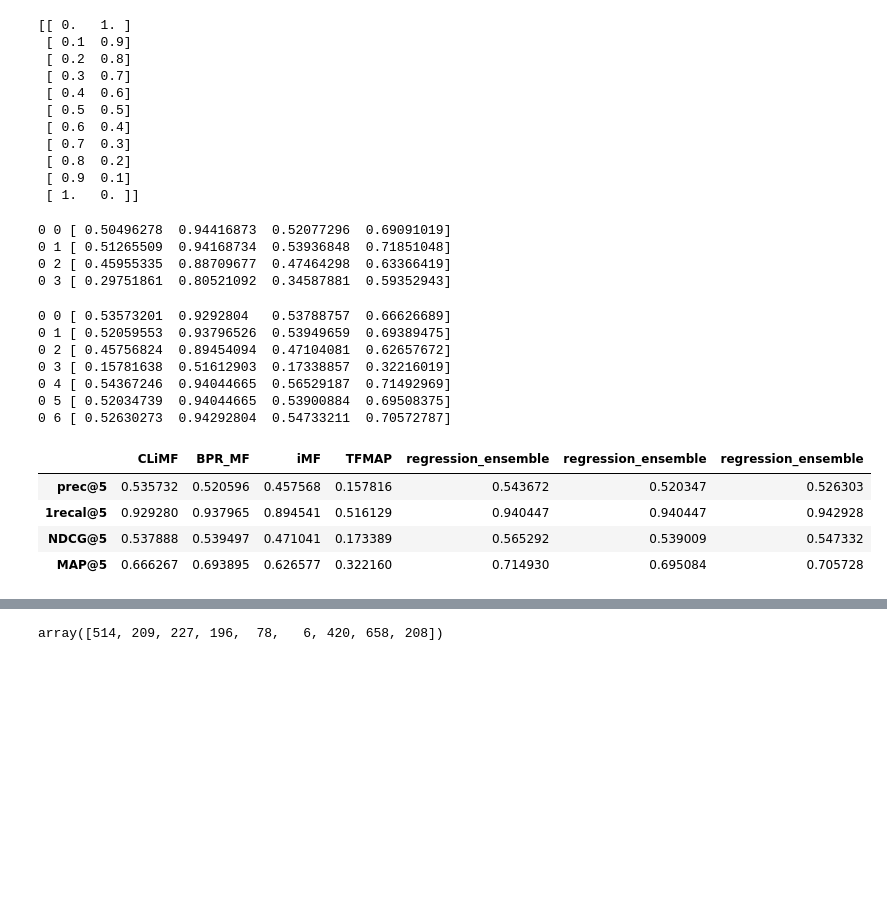
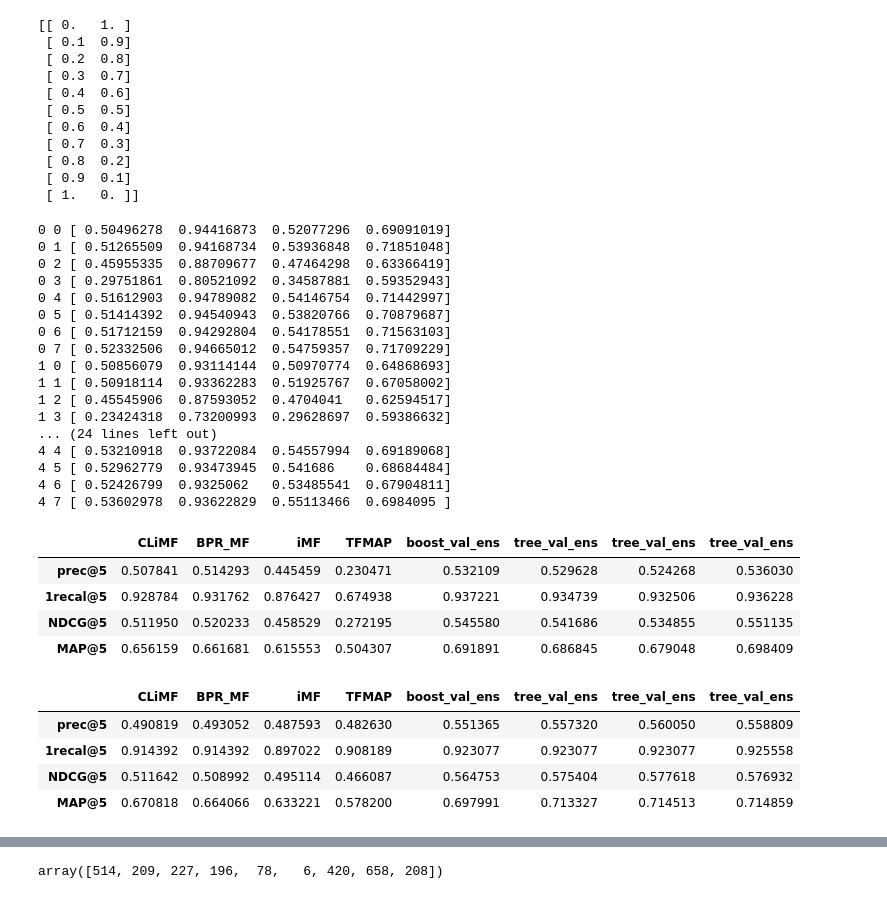
Before and after one commit to egorkudr1/diploma, a Jupyter notebook: rank_experiments.ipynb, the cells around one changed output, grey strips where cells are left out. Saved outputs shown, nothing was run; the diff lists cells and outputs as text; code cells hidden in the pictures; blank space fills up the shorter version.

```diff
--- a/rank_experiments.ipynb
+++ b/rank_experiments.ipynb
@@ -573,11 +533,11 @@ list_ensemble = [
 #     rankensemble.boost_val_ens(rankingmeasure.get_NDCG, index = [0,1,2,3], num_weights=51),
 #     rankensemble.boost_val_ens(rankingmeasure.get_NDCG, index = [1,2,3, 0], num_weights=51),
 #     rankensemble.boost_val_ens(rankingmeasure.get_NDCG, index = [2,3,0,1], num_weights=51),
-    rankensemble.boost_val_ens(rankingmeasure.get_NDCG, index = [3,0,1,2], num_weights=51),
+    rankensemble.boost_val_ens(rankingmeasure.get_NDCG, index = [3,0,1,2], num_weights=11),
 
-    rankensemble.tree_val_ens(rankingmeasure.get_NDCG, index = [[0,1], [2, 3]]),
-    rankensemble.tree_val_ens(rankingmeasure.get_NDCG, index = [[0,2], [1, 3]]),
-    rankensemble.tree_val_ens(rankingmeasure.get_NDCG, index = [[0,3], [1, 2]])
+    rankensemble.tree_val_ens(rankingmeasure.get_NDCG, index = [[0,1], [2, 3]], num_weights=11),
+#     rankensemble.tree_val_ens(rankingmeasure.get_NDCG, index = [[0,2], [1, 3]]),
+#     rankensemble.tree_val_ens(rankingmeasure.get_NDCG, index = [[0,3], [1, 2]])
 
 #     rankensemble.boost_val_ens(rankingmeasure.get_NDCG, num_weights=51),
 #     rankensemble.boost_val_ens(rankingmeasure.get_NDCG, num_weights=51),
@@ -606,3 +566,21 @@ netflix_ensemble_experiment(ml100k, create_list_cf(ml100k_shape)[1:5], list_ense
 0 1 [ 0.51265509  0.94168734  0.53936848  0.71851048]
 0 2 [ 0.45955335  0.88709677  0.47464298  0.63366419]
 0 3 [ 0.29751861  0.80521092  0.34587881  0.59352943]
+0 4 [ 0.51612903  0.94789082  0.54146754  0.71442997]
+0 5 [ 0.51414392  0.94540943  0.53820766  0.70879687]
+0 6 [ 0.51712159  0.94292804  0.54178551  0.71563103]
+0 7 [ 0.52332506  0.94665012  0.54759357  0.71709229]
+1 0 [ 0.50856079  0.93114144  0.50970774  0.64868693]
+1 1 [ 0.50918114  0.93362283  0.51925767  0.67058002]
+1 2 [ 0.45545906  0.87593052  0.4704041   0.62594517]
+1 3 [ 0.23424318  0.73200993  0.29628697  0.59386632]
+... (24 lines left out)
+4 4 [ 0.53210918  0.93722084  0.54557994  0.69189068]
+4 5 [ 0.52962779  0.93473945  0.541686    0.68684484]
+4 6 [ 0.52426799  0.9325062   0.53485541  0.67904811]
+4 7 [ 0.53602978  0.93622829  0.55113466  0.6984095 ]
+|  | CLiMF | BPR_MF | iMF | TFMAP | boost_val_ens | tree_val_ens | tree_val_ens | tree_val_ens |
+| prec@5 | 0.507841 | 0.514293 | 0.445459 | 0.230471 | 0.532109 | 0.529628 | 0.524268 | 0.536030 |
+| 1recal@5 | 0.928784 | 0.931762 | 0.876427 | 0.674938 | 0.937221 | 0.934739 | 0.932506 | 0.936228 |
+| NDCG@5 | 0.511950 | 0.520233 | 0.458529 | 0.272195 | 0.545580 | 0.541686 | 0.534855 | 0.551135 |
+| MAP@5 | 0.656159 | 0.661681 | 0.615553 | 0.504307 | 0.691891 | 0.686845 | 0.679048 | 0.698409 |
@@ -611,15 +587,8 @@ np.
 # %%
-netflix_ensemble_experiment(ml100k, create_list_cf(ml100k_shape)[1:5], list_ensemble, Ktrain=5, Kvalidation=5, verbose=1)
+netflix_ensemble_experiment(ml100k, create_list_cf(ml100k_shape)[1:5], list_ensemble, Ktrain=10, Kvalidation=5, verbose=0, maxiter=1)
 # %% [output]
-0 0 [ 0.53573201  0.9292804   0.53788757  0.66626689]
-0 1 [ 0.52059553  0.93796526  0.53949659  0.69389475]
-0 2 [ 0.45756824  0.89454094  0.47104081  0.62657672]
-0 3 [ 0.15781638  0.51612903  0.17338857  0.32216019]
-0 4 [ 0.54367246  0.94044665  0.56529187  0.71492969]
-0 5 [ 0.52034739  0.94044665  0.53900884  0.69508375]
-0 6 [ 0.52630273  0.94292804  0.54733211  0.70572787]
-|  | CLiMF | BPR_MF | iMF | TFMAP | regression_ensemble | regression_ensemble | regression_ensemble |
-| prec@5 | 0.535732 | 0.520596 | 0.457568 | 0.157816 | 0.543672 | 0.520347 | 0.526303 |
-| 1recal@5 | 0.929280 | 0.937965 | 0.894541 | 0.516129 | 0.940447 | 0.940447 | 0.942928 |
-| NDCG@5 | 0.537888 | 0.539497 | 0.471041 | 0.173389 | 0.565292 | 0.539009 | 0.547332 |
-| MAP@5 | 0.666267 | 0.693895 | 0.626577 | 0.322160 | 0.714930 | 0.695084 | 0.705728 |
+|  | CLiMF | BPR_MF | iMF | TFMAP | boost_val_ens | tree_val_ens | tree_val_ens | tree_val_ens |
+| prec@5 | 0.490819 | 0.493052 | 0.487593 | 0.482630 | 0.551365 | 0.557320 | 0.560050 | 0.558809 |
+| 1recal@5 | 0.914392 | 0.914392 | 0.897022 | 0.908189 | 0.923077 | 0.923077 | 0.923077 | 0.925558 |
+| NDCG@5 | 0.511642 | 0.508992 | 0.495114 | 0.466087 | 0.564753 | 0.575404 | 0.577618 | 0.576932 |
+| MAP@5 | 0.670818 | 0.664066 | 0.633221 | 0.578200 | 0.697991 | 0.713327 | 0.714513 | 0.714859 |
```
Also changed, not shown: parts of 20 cells of this notebook, 1 other file.
